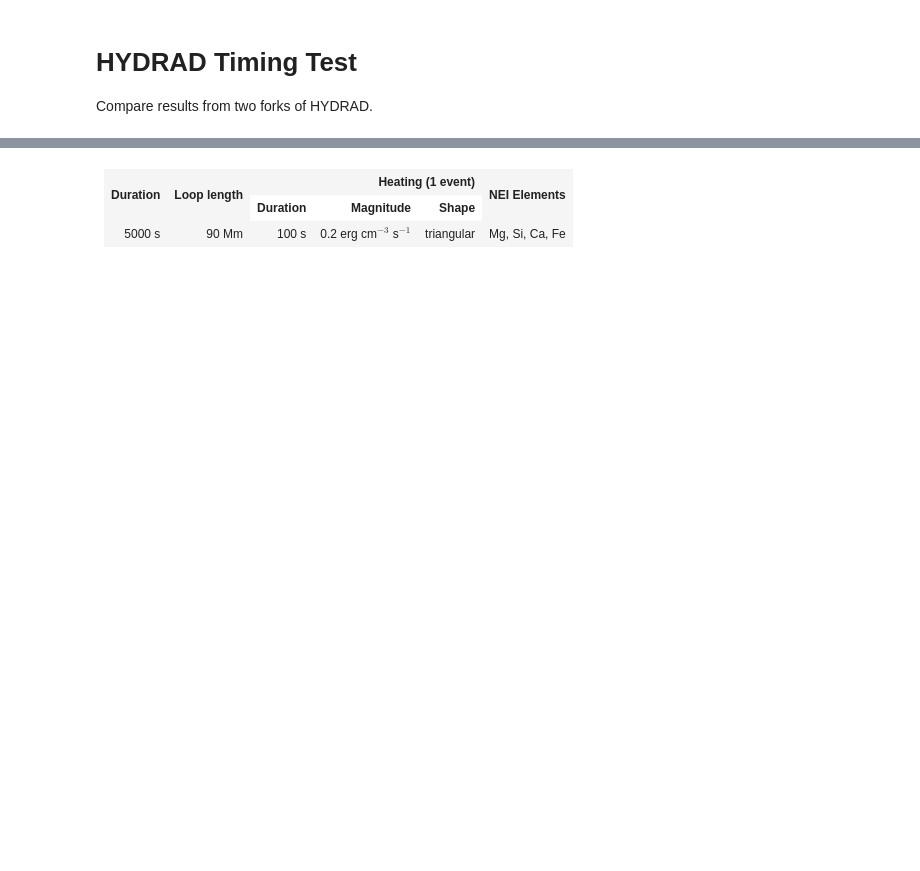
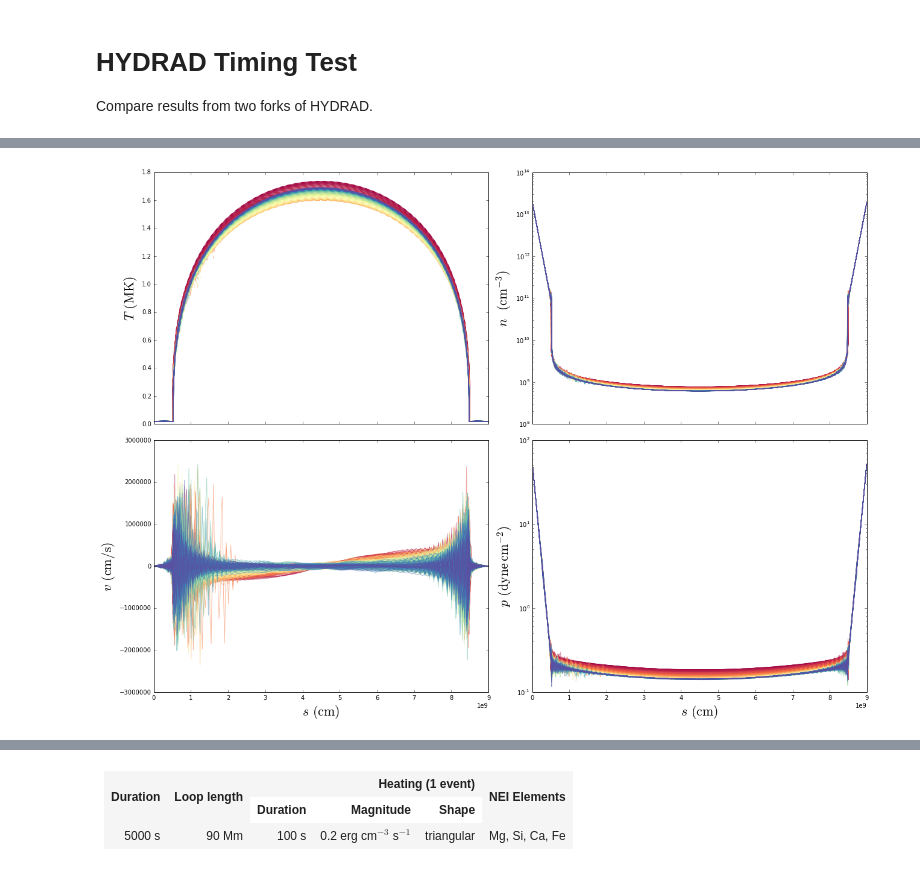
Before and after one commit to wtbarnes/research_notebook, a Jupyter notebook: HYDRAD/hydrad_timing_test.ipynb, the cells around one changed output, grey strips where cells are left out. Cells and saved outputs as stored; diff of their text form; code cells hidden in the pictures; blank space fills up the shorter version.

```diff
--- a/HYDRAD/hydrad_timing_test.ipynb
+++ b/HYDRAD/hydrad_timing_test.ipynb
@@ -10,0 +19,7 @@ import quick_look as ql
+# %%
+hydrad_steady=ql.QuickViewer('/data/datadrive2/HYDRAD_runs/tests/steady/hydrad/',figsize=(18,13),fontsize=22)
+# %%
+hydrad_steady.load_results()
+hydrad_steady.plot_profile(line_cm='Spectral')
+# %% [output]
+[figure, added]
```
Also changed, not shown: parts of 20 cells of this notebook, 2 other files.
